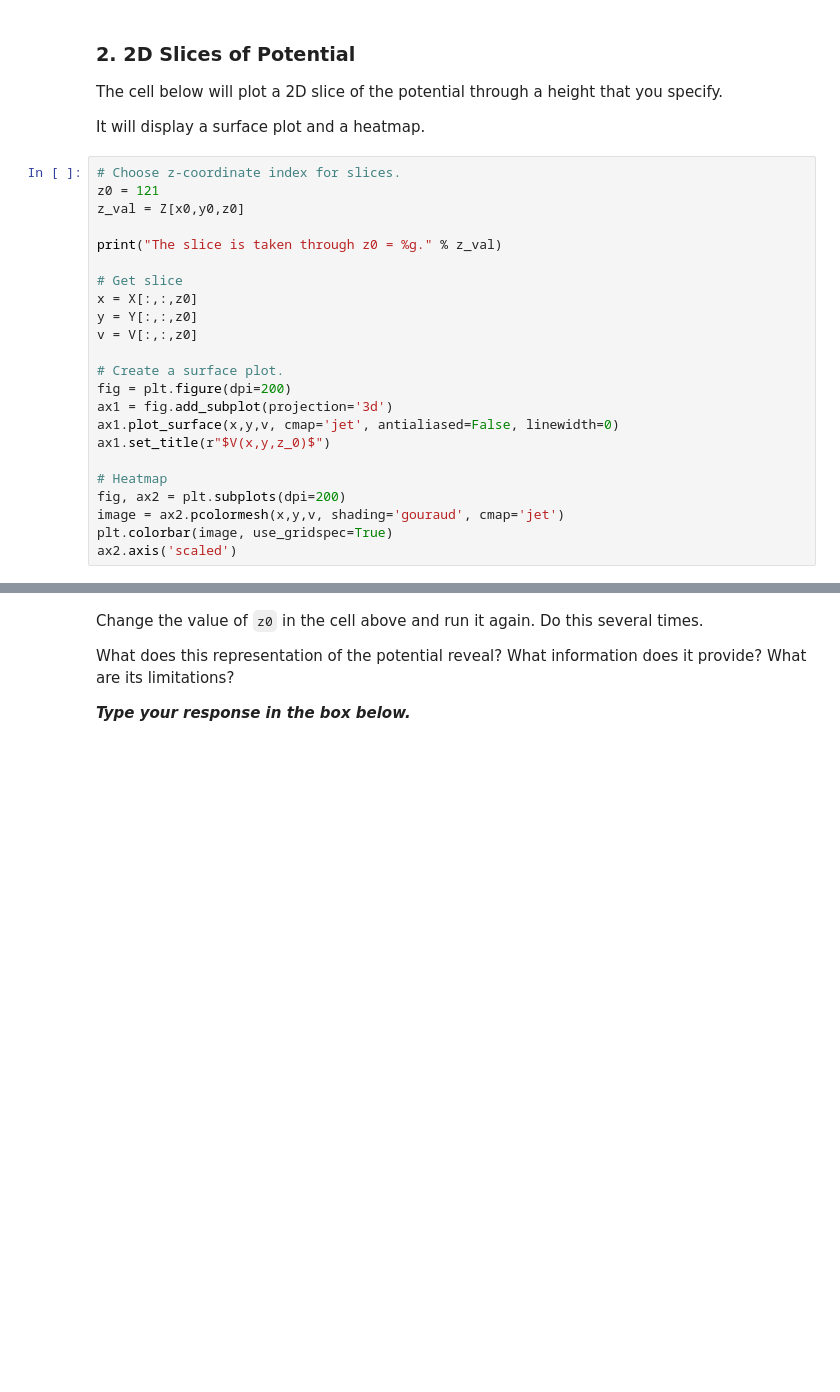
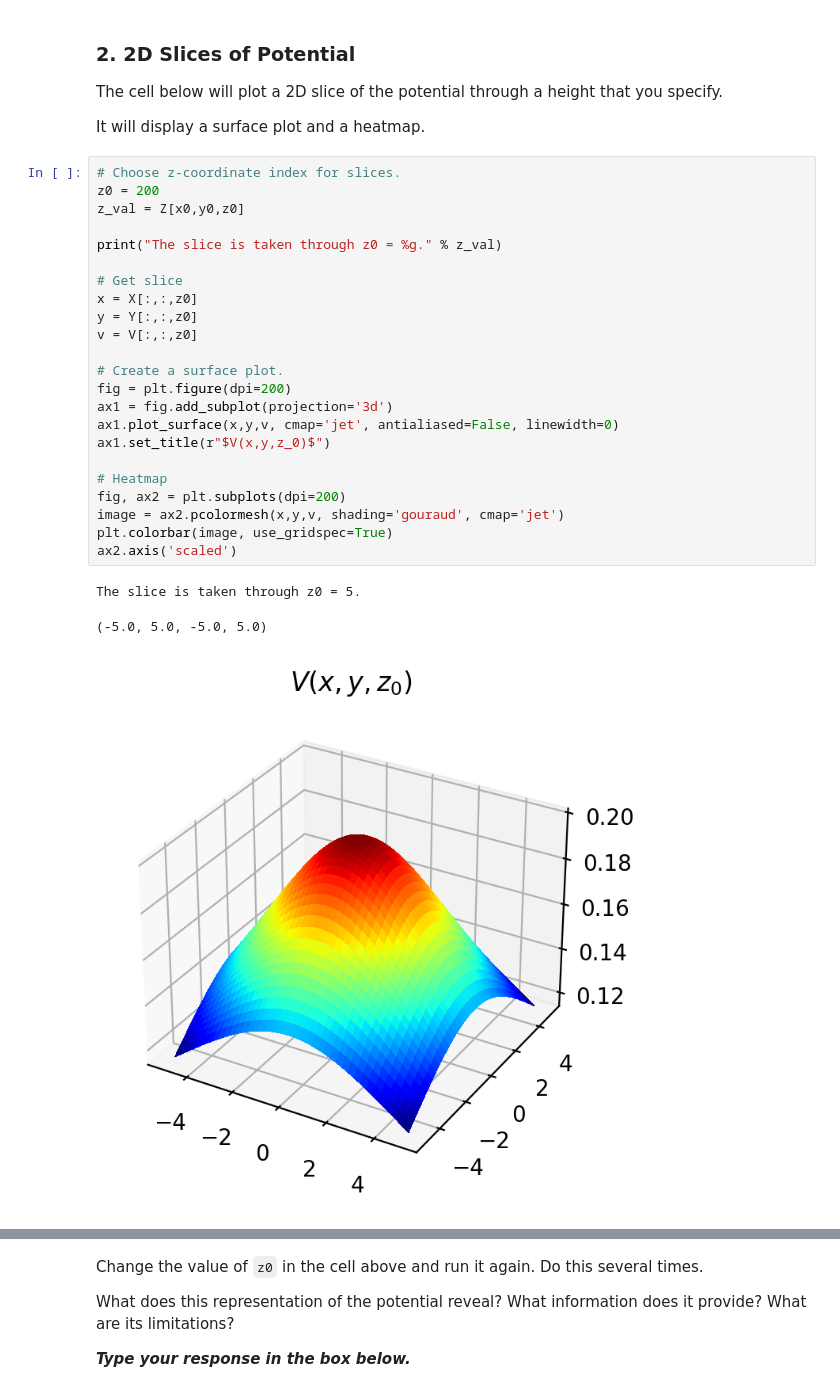
Before and after one commit to dr-kinder/electrodynamics, a Jupyter notebook: week-01/01-visualizing-fields.ipynb, the cells around one changed output, grey strips where cells are left out. Cells and saved outputs as stored; diff of their text form; blank space fills up the shorter version.

```diff
--- a/week-01/01-visualizing-fields.ipynb
+++ b/week-01/01-visualizing-fields.ipynb
@@ -111,24 +116,28 @@ The cell below will plot a 2D slice of the potential through a height that you s
 It will display a surface plot and a heatmap.
 # %%
 # Choose z-coordinate index for slices.
-z0 = 121
+z0 = 200
 z_val = Z[x0,y0,z0]
 
 print("The slice is taken through z0 = %g." % z_val)
 
 # Get slice
 x = X[:,:,z0]
 y = Y[:,:,z0]
 v = V[:,:,z0]
 
 # Create a surface plot.
 fig = plt.figure(dpi=200)
 ax1 = fig.add_subplot(projection='3d')
 ax1.plot_surface(x,y,v, cmap='jet', antialiased=False, linewidth=0)
 ax1.set_title(r"$V(x,y,z_0)$")
 
 # Heatmap
 fig, ax2 = plt.subplots(dpi=200)
 image = ax2.pcolormesh(x,y,v, shading='gouraud', cmap='jet')
 plt.colorbar(image, use_gridspec=True)
 ax2.axis('scaled')
+# %% [output]
+The slice is taken through z0 = 5.
+(-5.0, 5.0, -5.0, 5.0)
+[figure, added]
```
Also changed, not shown: parts of 13 cells of this notebook.
